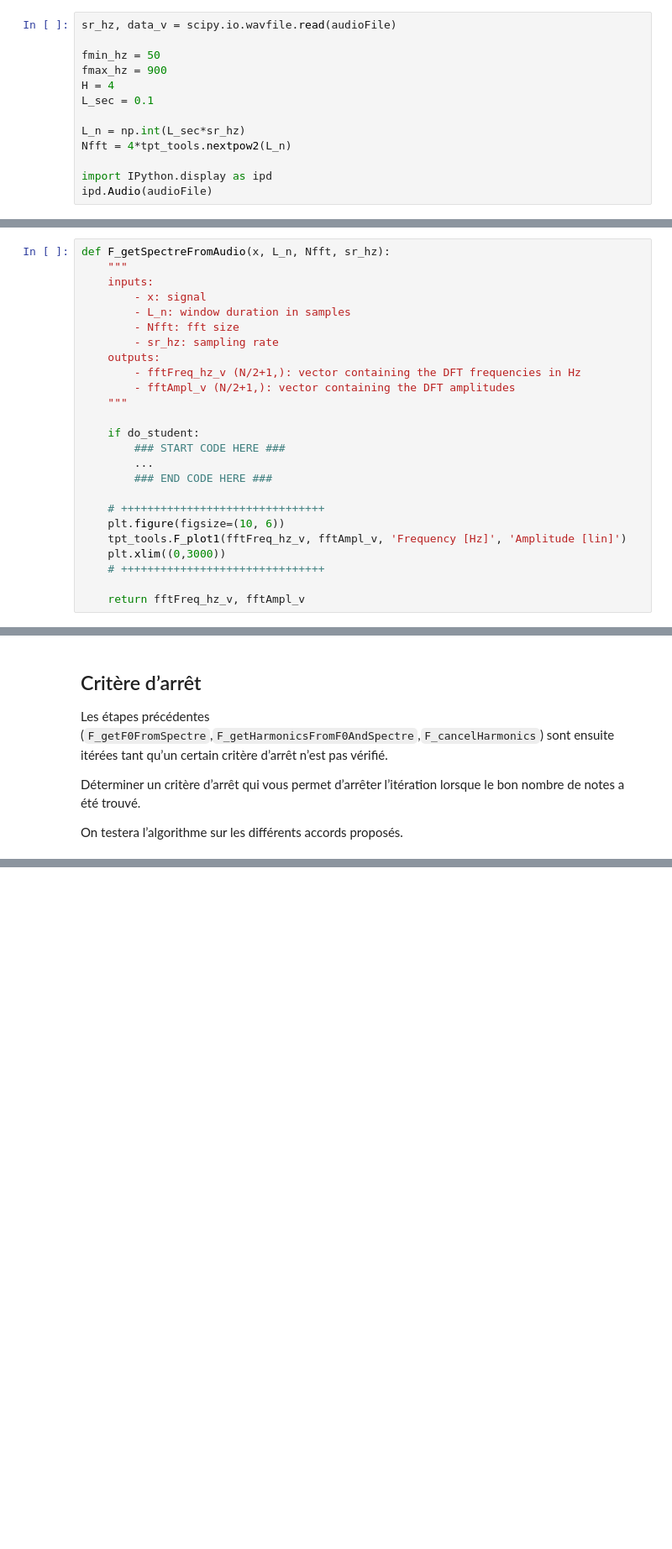
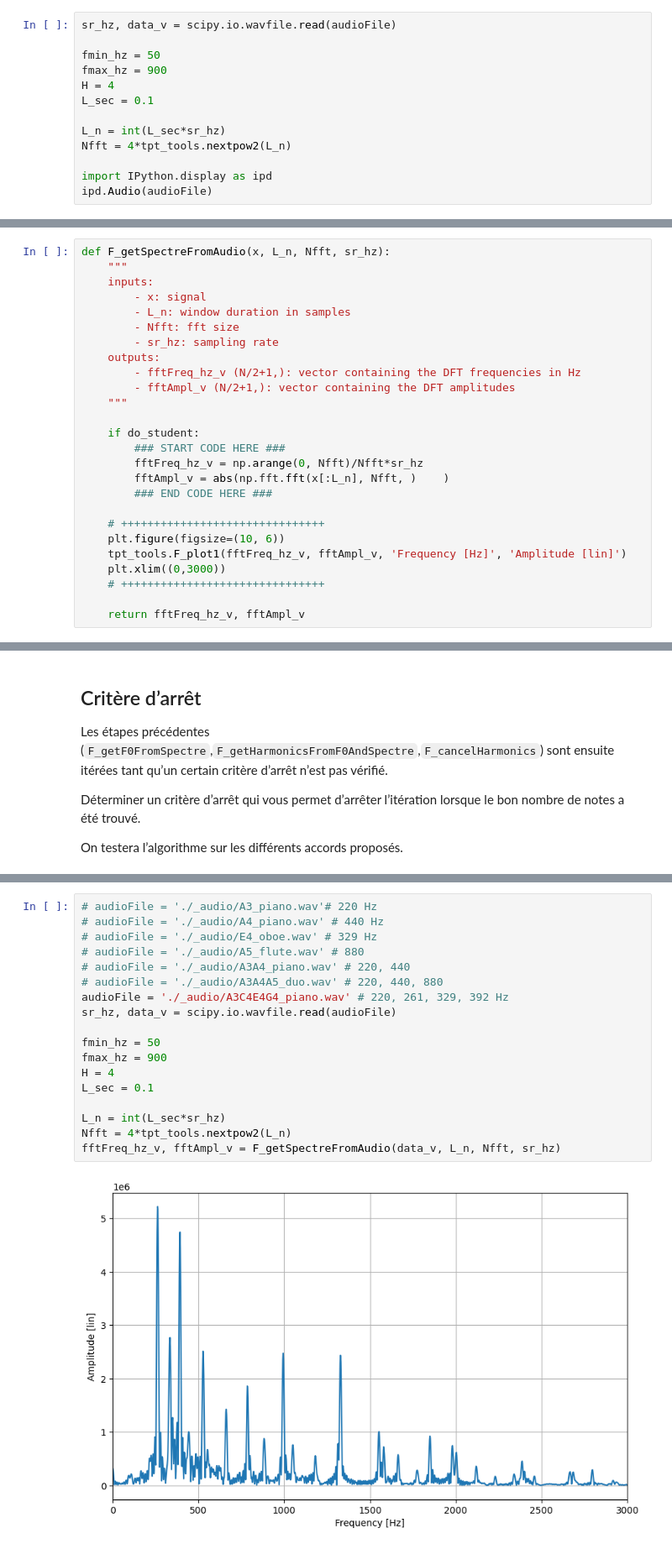
Before and after one commit to LouisLalay/Traitement-du-Signal, a Jupyter notebook: TP Multipitch/Lab_Audio_MultiPitch_#python_#2020-11-04_#student.ipynb, the cells around one changed output, grey strips where cells are left out. Shown at 84% size. Drawn from its saved outputs; the diff is of its cells as text; blank space fills up the shorter version.

```diff
--- a/TP Multipitch/Lab_Audio_MultiPitch_#python_#2020-11-04_#student.ipynb
+++ b/TP Multipitch/Lab_Audio_MultiPitch_#python_#2020-11-04_#student.ipynb
@@ -52,7 +52,7 @@ fmax_hz = 900
 H = 4
 L_sec = 0.1
 
-L_n = np.int(L_sec*sr_hz)
+L_n = int(L_sec*sr_hz)
 Nfft = 4*tpt_tools.nextpow2(L_n)
 
 import IPython.display as ipd
@@ -102,7 +104,8 @@ def F_getSpectreFromAudio(x, L_n, Nfft, sr_hz):
 
     if do_student:
         ### START CODE HERE ###
-        ...
+        fftFreq_hz_v = np.arange(0, Nfft)/Nfft*sr_hz
+        fftAmpl_v = abs(np.fft.fft(x[:L_n], Nfft, )    )
         ### END CODE HERE ###
 
     # +++++++++++++++++++++++++++++++
@@ -305,0 +361,20 @@ if do_student:
+# %%
+# audioFile = './_audio/A3_piano.wav'# 220 Hz
+# audioFile = './_audio/A4_piano.wav' # 440 Hz
+# audioFile = './_audio/E4_oboe.wav' # 329 Hz
+# audioFile = './_audio/A5_flute.wav' # 880
+# audioFile = './_audio/A3A4_piano.wav' # 220, 440
+# audioFile = './_audio/A3A4A5_duo.wav' # 220, 440, 880
+audioFile = './_audio/A3C4E4G4_piano.wav' # 220, 261, 329, 392 Hz
+sr_hz, data_v = scipy.io.wavfile.read(audioFile)
+
+fmin_hz = 50
+fmax_hz = 900
+H = 4
+L_sec = 0.1
+
+L_n = int(L_sec*sr_hz)
+Nfft = 4*tpt_tools.nextpow2(L_n)
+fftFreq_hz_v, fftAmpl_v = F_getSpectreFromAudio(data_v, L_n, Nfft, sr_hz)
+# %% [output]
+[figure, added]
```
Also changed, not shown: parts of 11 cells of this notebook.
